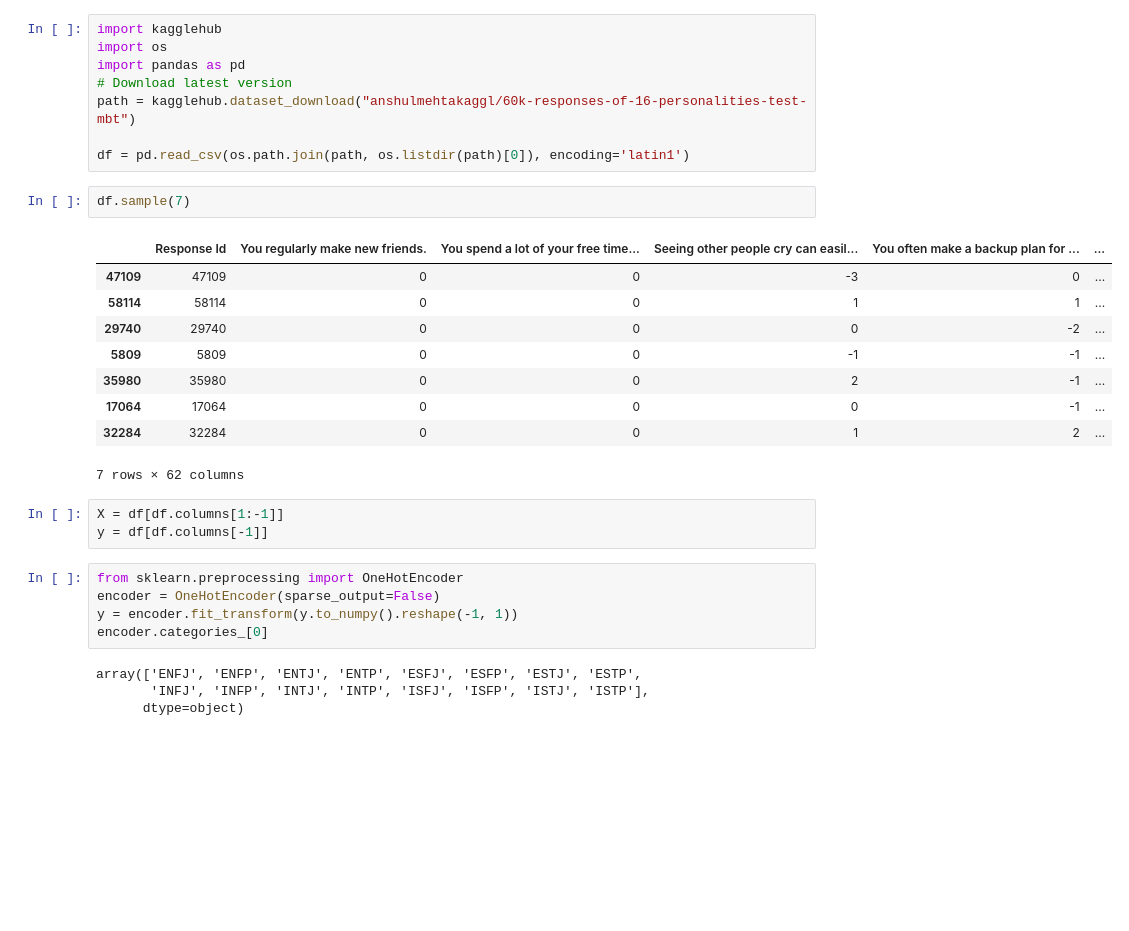
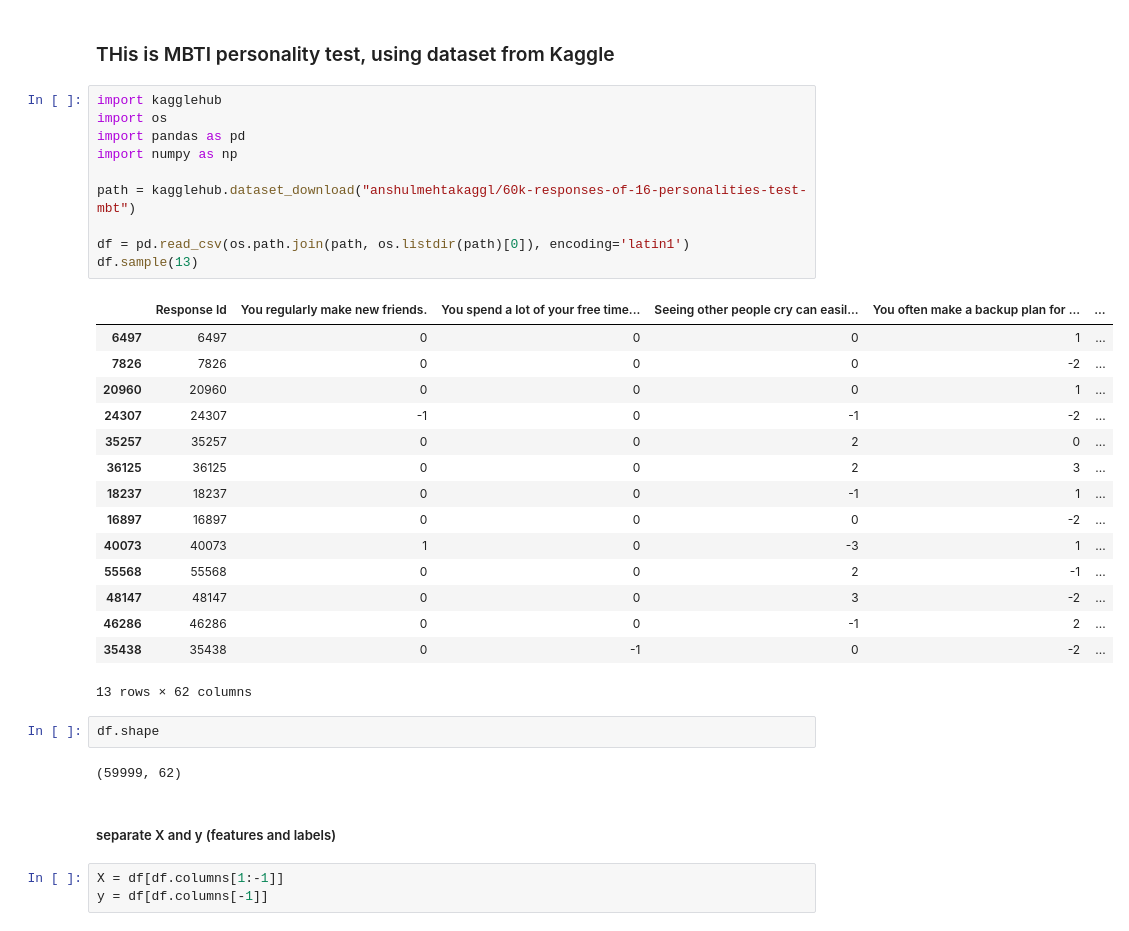
Before and after one commit to Bomjan/MachineLearning, a Jupyter notebook: 16Personalities/personalities.ipynb, the cells around one changed output. Saved outputs shown, nothing was run; the diff lists cells and outputs as text; blank space fills up the shorter version.

```diff
--- a/16Personalities/personalities.ipynb
+++ b/16Personalities/personalities.ipynb
@@ -1,32 +1,37 @@
+# %% [markdown]
+### THis is MBTI personality test, using dataset from Kaggle
 # %%
 import kagglehub
 import os
 import pandas as pd
-# Download latest version
+import numpy as np
+
 path = kagglehub.dataset_download("anshulmehtakaggl/60k-responses-of-16-personalities-test-mbt")
 
 df = pd.read_csv(os.path.join(path, os.listdir(path)[0]), encoding='latin1')
+df.sample(13)
+# %% [output]
+|  | Response Id | You regularly make new friends. | You spend a lot of your free time... | Seeing other people cry can easil... | You often make a backup plan for ... | ... |
+| 6497 | 6497 | 0 | 0 | 0 | 1 | ... |
+| 7826 | 7826 | 0 | 0 | 0 | -2 | ... |
+| 20960 | 20960 | 0 | 0 | 0 | 1 | ... |
+| 24307 | 24307 | -1 | 0 | -1 | -2 | ... |
+| 35257 | 35257 | 0 | 0 | 2 | 0 | ... |
+| 36125 | 36125 | 0 | 0 | 2 | 3 | ... |
+| 18237 | 18237 | 0 | 0 | -1 | 1 | ... |
+| 16897 | 16897 | 0 | 0 | 0 | -2 | ... |
+| 40073 | 40073 | 1 | 0 | -3 | 1 | ... |
+| 55568 | 55568 | 0 | 0 | 2 | -1 | ... |
+| 48147 | 48147 | 0 | 0 | 3 | -2 | ... |
+| 46286 | 46286 | 0 | 0 | -1 | 2 | ... |
+| 35438 | 35438 | 0 | -1 | 0 | -2 | ... |
+13 rows × 62 columns
 # %%
-df.sample(7)
+df.shape
 # %% [output]
-|  | Response Id | You regularly make new friends. | You spend a lot of your free time... | Seeing other people cry can easil... | You often make a backup plan for ... | ... |
-| 47109 | 47109 | 0 | 0 | -3 | 0 | ... |
-| 58114 | 58114 | 0 | 0 | 1 | 1 | ... |
-| 29740 | 29740 | 0 | 0 | 0 | -2 | ... |
-| 5809 | 5809 | 0 | 0 | -1 | -1 | ... |
-| 35980 | 35980 | 0 | 0 | 2 | -1 | ... |
-| 17064 | 17064 | 0 | 0 | 0 | -1 | ... |
-| 32284 | 32284 | 0 | 0 | 1 | 2 | ... |
-7 rows × 62 columns
+(59999, 62)
+# %% [markdown]
+##### separate X and y (features and labels)
 # %%
 X = df[df.columns[1:-1]]
 y = df[df.columns[-1]]
-# %%
-from sklearn.preprocessing import OneHotEncoder
-encoder = OneHotEncoder(sparse_output=False)
-y = encoder.fit_transform(y.to_numpy().reshape(-1, 1))
-encoder.categories_[0]
-# %% [output]
-array(['ENFJ', 'ENFP', 'ENTJ', 'ENTP', 'ESFJ', 'ESFP', 'ESTJ', 'ESTP',
-       'INFJ', 'INFP', 'INTJ', 'INTP', 'ISFJ', 'ISFP', 'ISTJ', 'ISTP'],
-      dtype=object)
```
Also changed, not shown: parts of 12 cells of this notebook, 4 other files.
